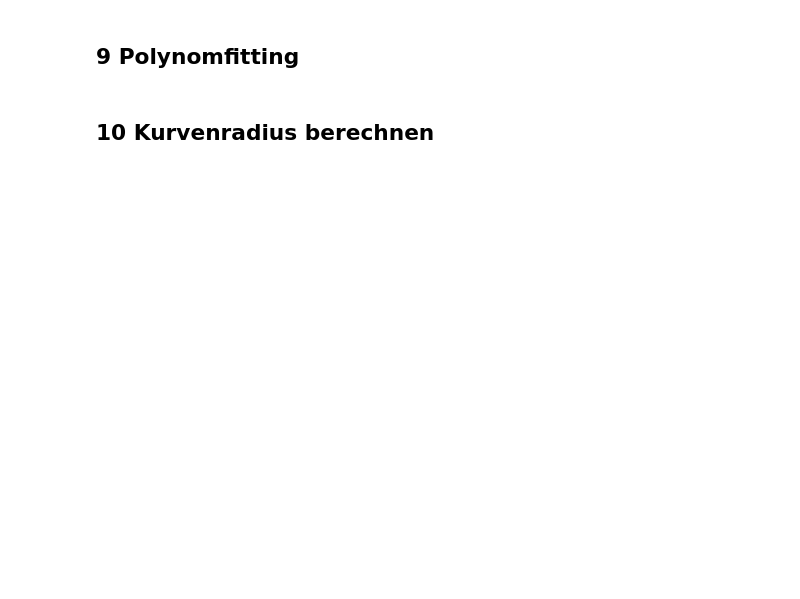
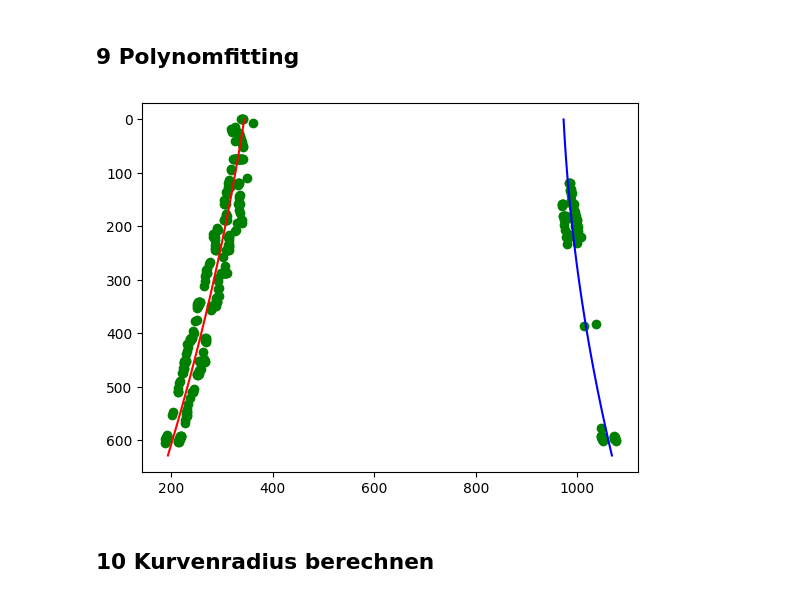
Before and after one commit to Ben-schlch/conventional_lane_detection, a Jupyter notebook: Docs/step_by_step.ipynb, the cells around one changed output. Drawn from its saved outputs; the diff is of its cells as text; code cells hidden in the pictures; blank space fills up the shorter version.

```diff
--- a/lane_detection.ipynb
+++ b/Docs/step_by_step.ipynb
@@ -106,6 +115,18 @@ print( left_line)
 ## 9 Polynomfitting
 # %%
 fit_left_line, fit_right_line, real_left, real_right = LaneDetection._fit_lane_lines(right_line, left_line)
+
+y = np.linspace(0, img_birdseyeview.shape[0], 100)
+x_r = fit_right_line[0] * y  ** 2 + fit_right_line[1] * y + fit_right_line[2]
+x_l = fit_left_line[0]  * y  ** 2 + fit_left_line[1]  * y + fit_left_line[2]
+plt.plot(x_l, y, c='r')
+plt.plot(x_r, y, c='b')
+plt.scatter(left_line[0], left_line[1], c='g')
+plt.scatter(right_line[0], right_line[1], c='g')
+plt.gca().invert_yaxis()
+plt.show()
+# %% [output]
+[figure, added]
 # %% [markdown]
 ## 10 Kurvenradius berechnen
 # %%
```
Also changed, not shown: parts of 5 cells of this notebook, 1 other file.
